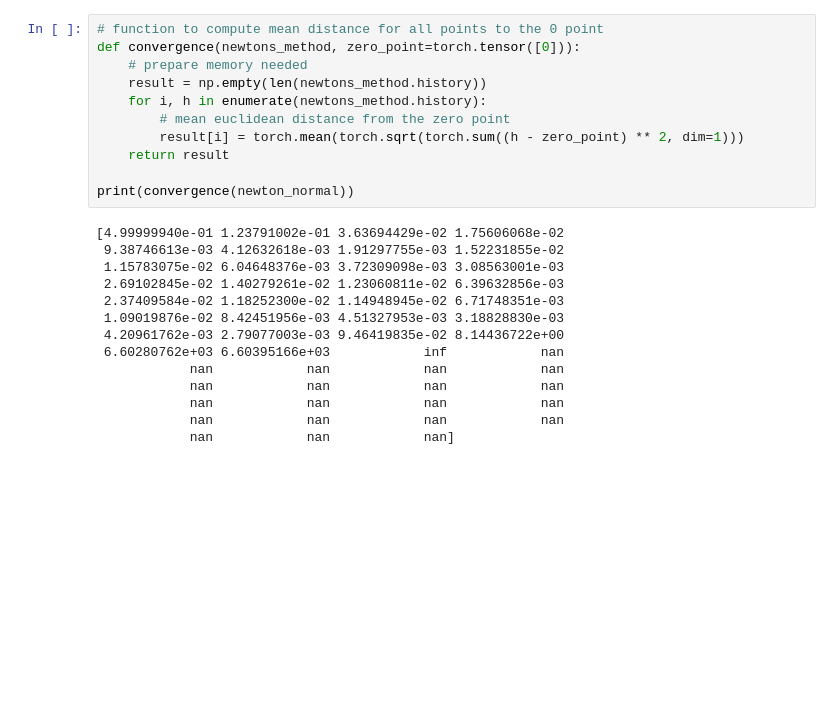
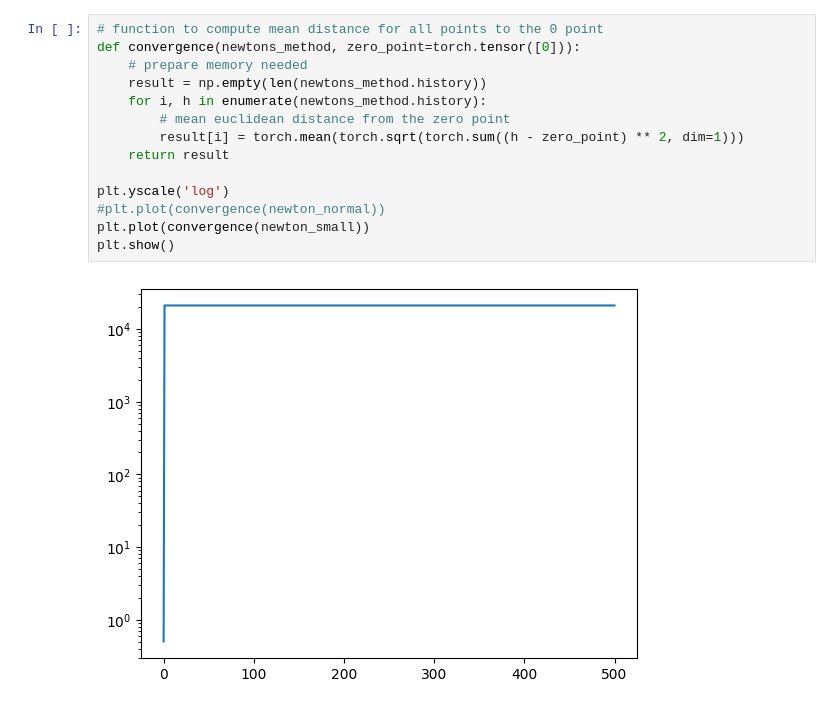
Before and after one commit to Lucas-de-Man/masters_thesis, a Jupyter notebook: convergence_tests/main.ipynb, the cells around one changed output. Drawn from its saved outputs; the diff is of its cells as text; blank space fills up the shorter version.

Commit message:
refined the convergence factor plotter

```diff
--- a/convergence_tests/main.ipynb
+++ b/convergence_tests/main.ipynb
@@ -23,25 +89,16 @@ newton_small.take_n_steps(50)
 # %%
 # function to compute mean distance for all points to the 0 point
 def convergence(newtons_method, zero_point=torch.tensor([0])):
     # prepare memory needed
     result = np.empty(len(newtons_method.history))
     for i, h in enumerate(newtons_method.history):
         # mean euclidean distance from the zero point
         result[i] = torch.mean(torch.sqrt(torch.sum((h - zero_point) ** 2, dim=1)))
     return result
 
-print(convergence(newton_normal))
+plt.yscale('log')
+#plt.plot(convergence(newton_normal))
+plt.plot(convergence(newton_small))
+plt.show()
 # %% [output]
-[4.99999940e-01 1.23791002e-01 3.63694429e-02 1.75606068e-02
- 9.38746613e-03 4.12632618e-03 1.91297755e-03 1.52231855e-02
- 1.15783075e-02 6.04648376e-03 3.72309098e-03 3.08563001e-03
- 2.69102845e-02 1.40279261e-02 1.23060811e-02 6.39632856e-03
- 2.37409584e-02 1.18252300e-02 1.14948945e-02 6.71748351e-03
- 1.09019876e-02 8.42451956e-03 4.51327953e-03 3.18828830e-03
- 4.20961762e-03 2.79077003e-03 9.46419835e-02 8.14436722e+00
- 6.60280762e+03 6.60395166e+03            inf            nan
-            nan            nan            nan            nan
-            nan            nan            nan            nan
-            nan            nan            nan            nan
-            nan            nan            nan            nan
-            nan            nan            nan]
+[figure, added]
```
Also changed, not shown: parts of 6 cells of this notebook.
